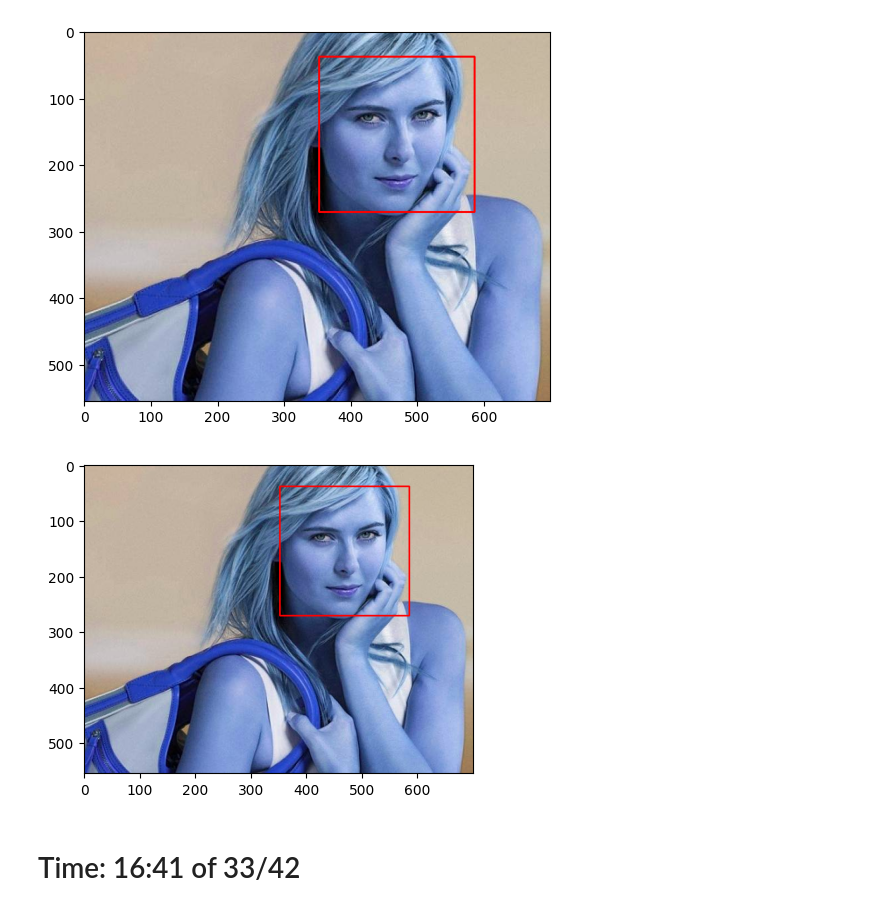
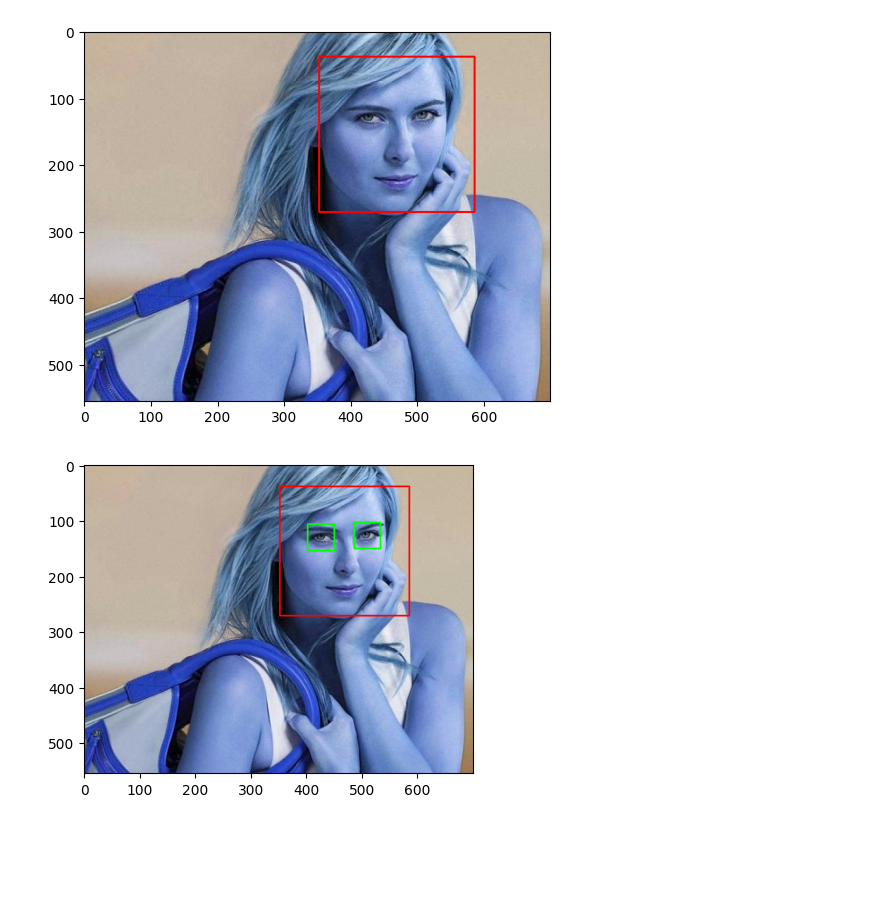
Before and after one commit to amidying/ML_Begginer_01, a Jupyter notebook: 17_project2_image_classification/model/001_sports_person_image_classifier.ipynb, the cells around one changed output. Cells and saved outputs as stored; diff of their text form; code cells hidden in the pictures; blank space fills up the shorter version.

```diff
--- a/17_project2_image_classification/model/001_sports_person_image_classifier.ipynb
+++ b/17_project2_image_classification/model/001_sports_person_image_classifier.ipynb
@@ -50,17 +50,15 @@ plt.imshow(face_img)
 # %%
 cv2.destroyAllWindows()
 for (x,y,w,h) in faces:
     face_img = cv2.rectangle(img,(x,y),(x+w,y+h),(255,0,0),2)
-    roi_gray = gray[x:y+h,x:x+w]
+    roi_gray = gray[y:y+h,x:x+w]
     roi_color = face_img[y:y+h,x:x+w]
     eyes = eye_cascade.detectMultiScale(roi_gray)
     for (ex,ey,ew,eh) in eyes:
         cv2.rectangle(roi_color,(ex,ey),(ex+ew,ey+eh),(0,255,0),2)
 
 plt.figure(figsize=(6,4))
 plt.imshow(face_img,cmap="gray")
 plt.show()
 # %% [output]
-[figure, old version]
+[figure, new version]
-# %% [markdown]
-<h1>Time: 16:41 of 33/42</h1>
```
Also changed, not shown: parts of 19 cells of this notebook.
